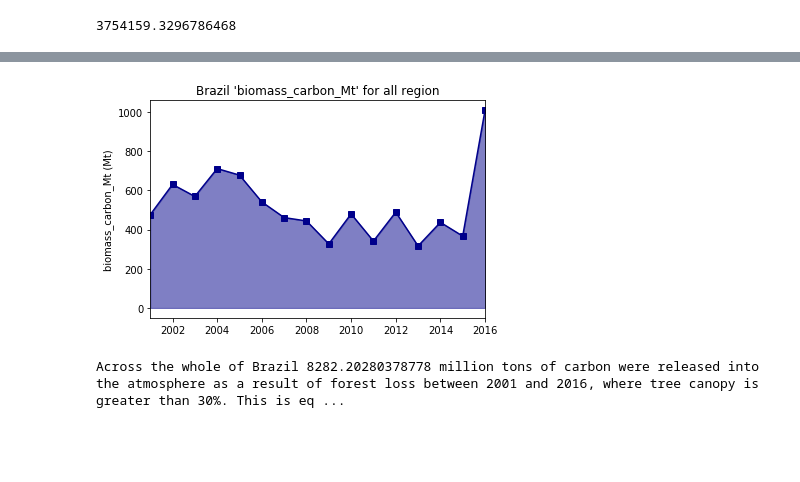
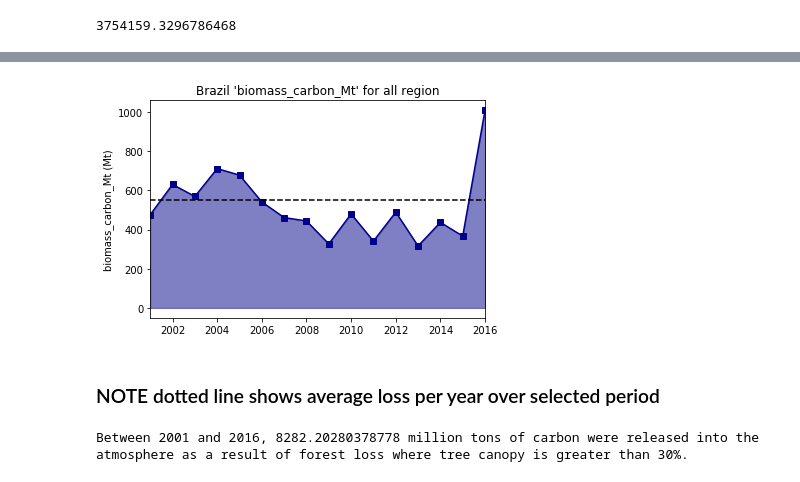
Before and after one commit to Vizzuality/gfw_nbks, a Jupyter notebook: Emissions_Widget.ipynb, the cells around one changed output, grey strips where cells are left out. Cells and saved outputs as stored; diff of their text form; code cells hidden in the pictures; blank space fills up the shorter version.

Commit message:
Adds dynamic sentence and graph to widget

```diff
--- a/Emissions_Widget.ipynb
+++ b/Emissions_Widget.ipynb
@@ -181,38 +185,42 @@ Status: 200
         'co2_emissions_Mt': 172.45931641844038},
  2016: {'biomass_carbon_Mt': 1009.9072454099005,
         'co2_emissions_Mt': 474.6564053426532}}
+# %%
+average_emissions = total_emissions/(end-start)
 # %%
 if adm0 and not adm1 and not adm2:
     dynamic_title = (f"{iso_to_countries[adm0]} '{emissions_metric}' for {location.lower()}")
 elif adm0 and adm1 and not adm2:
     dynamic_title = (f"{areaId_to_name[adm1]} '{emissions_metric}' for {location.lower()}")
 elif adm0 and adm1 and adm2:
     dynamic_title = (f"{areaId_to_name[adm2]} '{emissions_metric}' for {location.lower()}")
 
 
 emissions = []
 total_emissions = 0
 for val in d.values():
     if val.get(emissions_metric):
         emissions.append(val.get(emissions_metric))
         total_emissions += val.get(emissions_metric)
     else:
         emissions.append(0)
 
 years = d.keys()
 width = 0.35
 fig, ax = plt.subplots()
 rects1 = ax.plot(years, emissions, width, color='darkblue', marker='s')
 ax.set_xlim([start,end])
-
+ax.plot([2001,2016],[average_emissions, average_emissions], 'k--')
 ax.fill_between(years, 0, emissions, color='darkblue', alpha=0.5)
 
 # add some text for labels, title and axes ticks
 ax.set_ylabel(f'{emissions_metric} (Mt)')
 ax.set_title(dynamic_title)
 plt.show()
 # %% [output]
-[figure, old version]
+[figure, new version]
+# %% [markdown]
+### NOTE dotted line shows average loss per year over selected period
 # %%
 # Dynamic Sentence
 if emissions_metric == 'biomass_carbon_Mt' :
@@ -220,24 +228,18 @@ if emissions_metric == 'biomass_carbon_Mt' :
 elif emissions_metric == 'co2_emissions_Mt':
         emission_type = 'CO2'
 
+print(f"Between {start} and {end}, ",end="")
+print(f"{total_emissions} million tons of {emission_type} were released into ", end="")
+print(f"the atmosphere as a result of forest loss ", end="")
+
+
 if location == 'All Region':
-      print(f"Across the whole of ", end="")
+      print(f"", end="")
 elif locations == 'Mining':
-      print(f"In {location.lower()} regions in ", end="")
+      print(f"in {location.lower()} regions ", end="")
 else:
-      print(f"In {location.lower()} in ", end="")
+      print(f"in {location.lower()} ", end="")
 
-if adm0 and not adm1 and not adm2:
-    print(f"{iso_to_countries[adm0]} ", end="")
-elif adm0 and adm1 and not adm2:
-    print(f"{areaId_to_name[adm1]} ", end="")
-elif adm0 and adm1 and adm2:
-    print(f"{areaId_to_name[adm2]} ", end="")
-
-print(f"{total_emissions} million tons of {emission_type} were released into ", end="")
-print(f"the atmosphere as a result of forest loss between {start} and {end}, ",end="")
 print(f"where tree canopy is greater than {threshold}%. ", end="")
-print(f"This is equivalent to {total_emissions/(end-start)} million tons ", end="")
-print(f"of {emission_type} emitted per year.", end="")
 # %% [output]
-Across the whole of Brazil 8282.20280378778 million tons of carbon were released into the atmosphere as a result of forest loss between 2001 and 2016, where tree canopy is greater than 30%. This is eq ...
+Between 2001 and 2016, 8282.20280378778 million tons of carbon were released into the atmosphere as a result of forest loss where tree canopy is greater than 30%.
```
Also changed, not shown: parts of 2 cells of this notebook.
